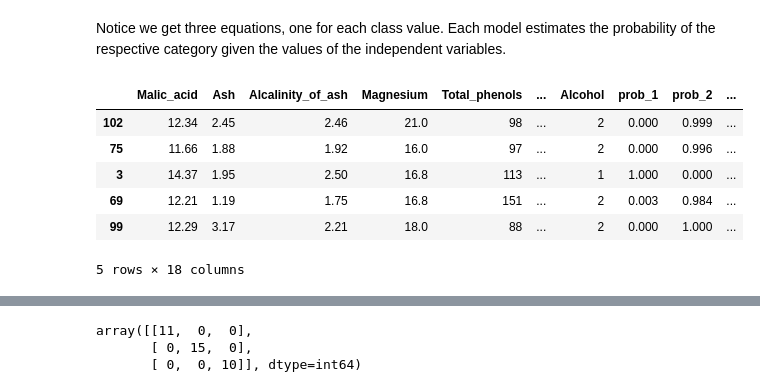
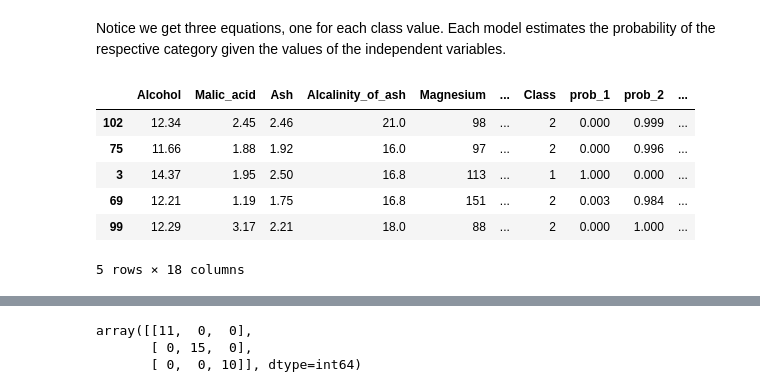
Before and after one commit to Goliath-Research/Machine-Learning, a Jupyter notebook: Classification/1-LogReg.ipynb, the cells around one changed output, grey strips where cells are left out. Drawn from its saved outputs; the diff is of its cells as text; code cells hidden in the pictures.

```diff
--- a/Classification/1-LogReg.ipynb
+++ b/Classification/1-LogReg.ipynb
@@ -419,7 +420,7 @@ dfw.Alcohol.value_counts(sort=False).plot(kind='bar', rot=True, title='Wine Data
 # %% [output]
 [figure]
 # %%
-yw = dfw.Alcohol                        # Target variable
-Xw = dfw.drop(['Alcohol'], axis=1)      # Feature Matrix
+yw = dfw.Class                        # Target variable
+Xw = dfw.drop(['Class'], axis=1)      # Feature Matrix
 Xw.head()
 # %% [output]
@@ -461,13 +462,13 @@ Notice we get three equations, one for each class value. Each model  estimates t
 # %%
 # Predictions with training cases
 prob = np.round(log_model_w.predict_proba(Xw_train),3)
 data_train_w['prob_1'] = prob[:,0]
 data_train_w['prob_2'] = prob[:,1]
 data_train_w['prob_3'] = prob[:,2]
-data_train_w['Alcohol_pred'] = log_model_w.predict(Xw_train)
+data_train_w['Class_pred'] = log_model_w.predict(Xw_train)
 data_train_w.head()
 # %% [output]
-|  | Malic_acid | Ash | Alcalinity_of_ash | Magnesium | Total_phenols | ... | Alcohol | prob_1 | prob_2 | ... |
+|  | Alcohol | Malic_acid | Ash | Alcalinity_of_ash | Magnesium | ... | Class | prob_1 | prob_2 | ... |
 | 102 | 12.34 | 2.45 | 2.46 | 21.0 | 98 | ... | 2 | 0.000 | 0.999 | ... |
 | 75 | 11.66 | 1.88 | 1.92 | 16.0 | 97 | ... | 2 | 0.000 | 0.996 | ... |
 | 3 | 14.37 | 1.95 | 2.50 | 16.8 | 113 | ... | 1 | 1.000 | 0.000 | ... |
```
Also changed, not shown: parts of 10 cells of this notebook, 8 other files.
